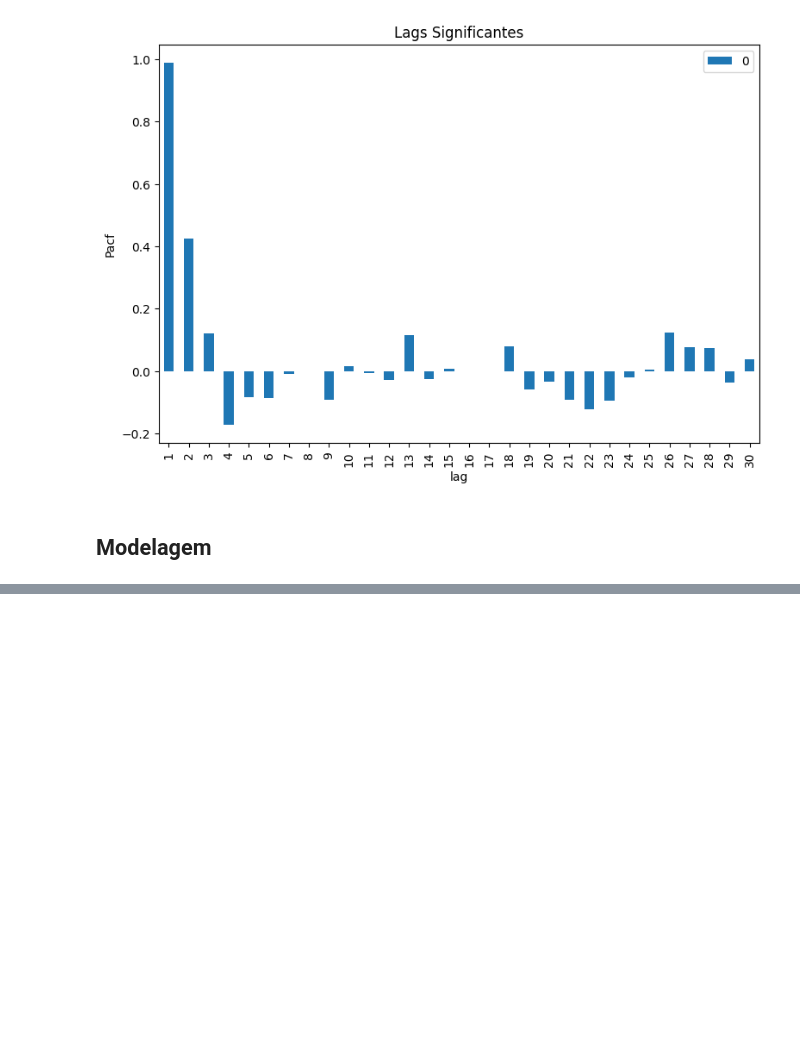
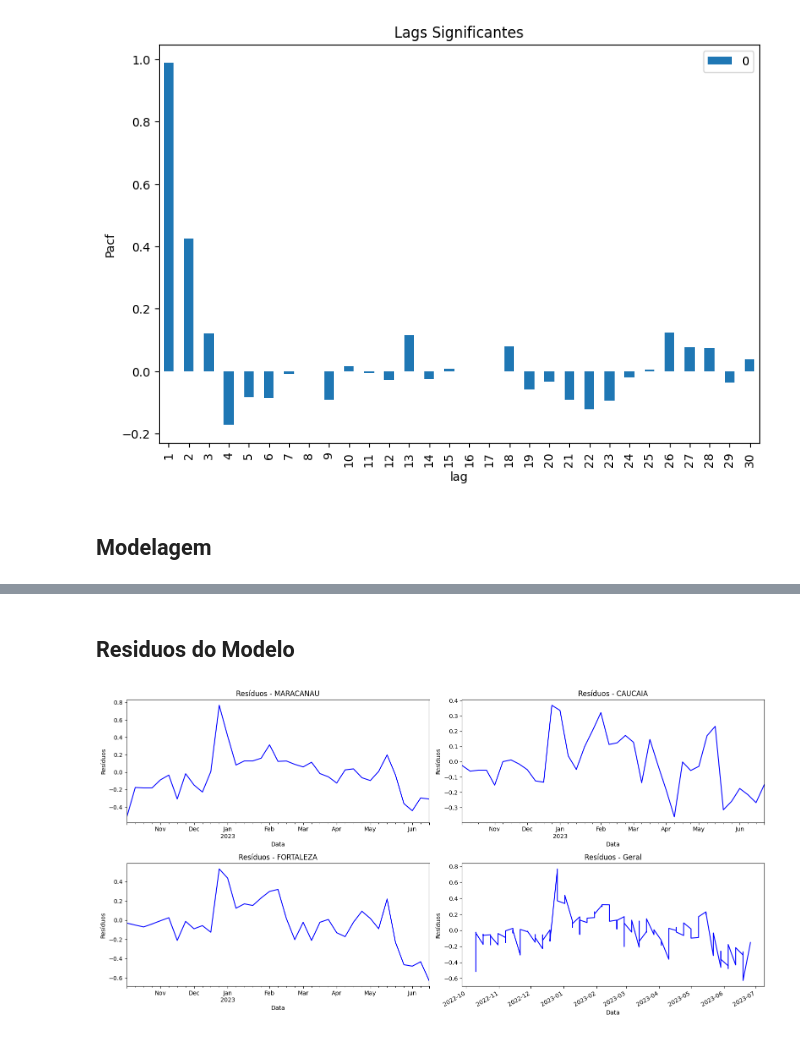
Before and after one commit to KaioBrasildS/Precos-de-Combustiveis-ANP, a Jupyter notebook: notebook_semanal.ipynb, the cells around one changed output, grey strips where cells are left out. Cells and saved outputs as stored; diff of their text form; code cells hidden in the pictures; blank space fills up the shorter version.

```diff
--- a/notebook_semanal.ipynb
+++ b/notebook_semanal.ipynb
@@ -498,0 +515,55 @@ plt.show()
+# %% [markdown]
+## Residuos do Modelo
+# %%
+# Supondo que o nome da coluna com os municípios seja 'Municipio'
+municipios = df_comparacao['Municipio'].unique()
+
+# Definindo o número de subplots
+n_municipios = len(municipios) + 1  # Adiciona 1 para incluir o gráfico geral
+n_cols = 2  # Definindo o número de colunas na grade
+n_rows = math.ceil(n_municipios / n_cols)  # Número de linhas necessário
+
+# Criando a figura e os subplots
+fig, axes = plt.subplots(n_rows, n_cols, figsize=(16, 4 * n_rows))
+
+# Garantir que 'axes' seja sempre uma matriz 2D, mesmo com poucos subplots
+if n_rows == 1:
+    axes = [axes]  # Se houver apenas uma linha, transforme axes em uma lista
+
+# Definindo os gráficos manualmente
+# Gráfico para o primeiro município
+df_municipio1 = df_comparacao[df_comparacao['Municipio'] == municipios[0]]
+df_municipio1[['resid_DT']].plot(ax=axes[0, 0], color='b', legend=False)
+axes[0, 0].set_title(f"Resíduos - {municipios[0]}")
+axes[0, 0].set_xlabel('Data')
+axes[0, 0].set_ylabel('Resíduos')
+
+# Gráfico para o segundo município
+df_municipio2 = df_comparacao[df_comparacao['Municipio'] == municipios[1]]
+df_municipio2[['resid_DT']].plot(ax=axes[0, 1], color='b', legend=False)
+axes[0, 1].set_title(f"Resíduos - {municipios[1]}")
+axes[0, 1].set_xlabel('Data')
+axes[0, 1].set_ylabel('Resíduos')
+
+# Se houver um terceiro município, plotá-lo na segunda linha
+if n_municipios > 2:
+    df_municipio3 = df_comparacao[df_comparacao['Municipio'] == municipios[2]]
+    df_municipio3[['resid_DT']].plot(ax=axes[1, 0], color='b', legend=False)
+    axes[1, 0].set_title(f"Resíduos - {municipios[2]}")
+    axes[1, 0].set_xlabel('Data')
+    axes[1, 0].set_ylabel('Resíduos')
+
+# Plotando o gráfico geral
+df_comparacao[['resid_DT']].plot(ax=axes[1, 1], color='b', legend=False)
+axes[1, 1].set_title("Resíduos - Geral")
+axes[1, 1].set_xlabel('Data')
+axes[1, 1].set_ylabel('Resíduos')
+
+# Removendo eixos vazios, caso haja
+for j in range(n_municipios, len(axes.flatten())):
+    fig.delaxes(axes.flatten()[j])
+
+plt.tight_layout()
+plt.show()
+# %% [output]
+[figure, added]
```
Also changed, not shown: parts of 29 cells of this notebook.
